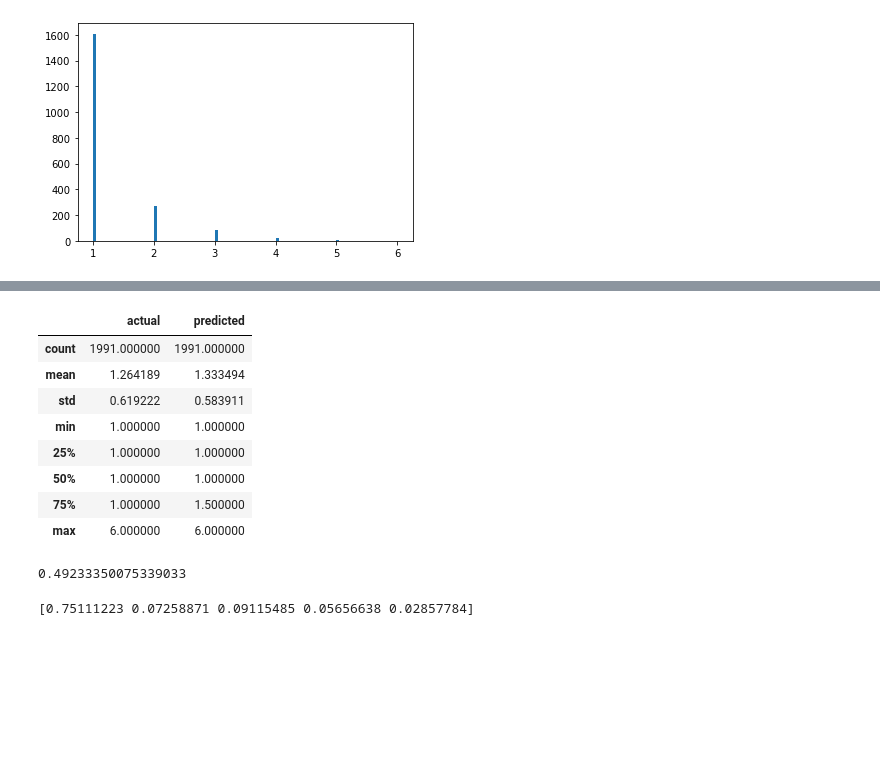
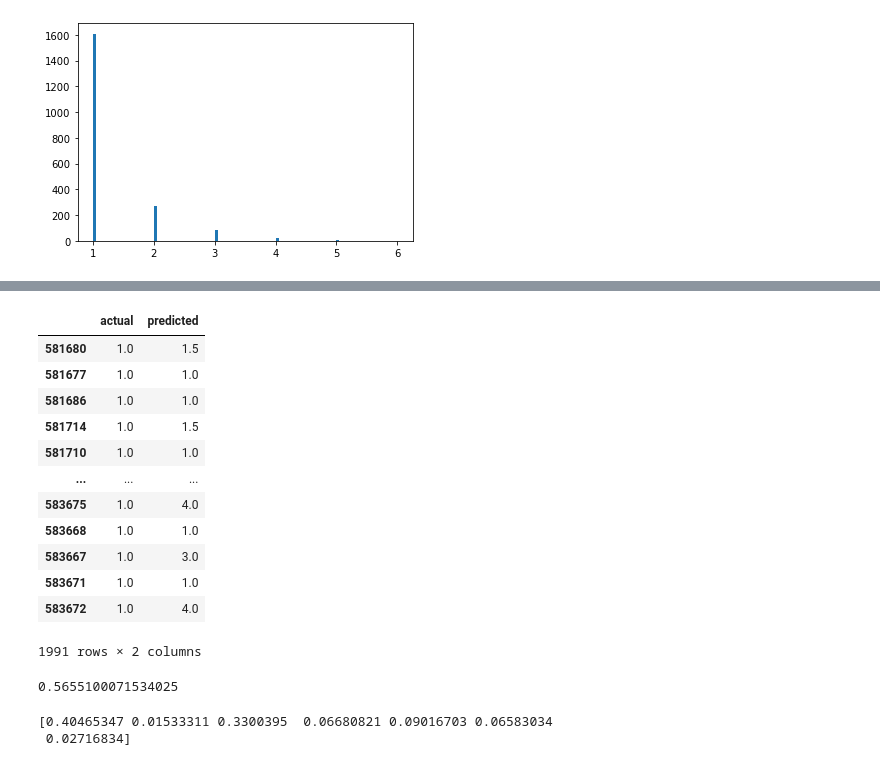
Before and after one commit to MikeHudgell/dsa, a Jupyter notebook: DSA - RTA-timeseries.ipynb, the cells around one changed output, grey strips where cells are left out. Drawn from its saved outputs; the diff is of its cells as text; code cells hidden in the pictures; blank space fills up the shorter version.

```diff
--- a/DSA - RTA-timeseries.ipynb
+++ b/DSA - RTA-timeseries.ipynb
@@ -133,10 +134,13 @@ sussex_rta['number_of_vehicles'] = sussex_rta['number_of_vehicles'].astype(int)
 sussex_rta['number_of_casualties'] = sussex_rta['number_of_casualties'].astype(int)
 
 sussex_rta['year_no'] = sussex_rta['year'].astype('string')
-sussex_rta['day_no'] = sussex_rta['day_of_year']
+sussex_rta['day_no'] = sussex_rta['day_of_year'].astype('string')
 sussex_rta['day_no'] = (sussex_rta['day_no']).apply('{:0>3}'.format)
 sussex_rta['timeline_string'] = sussex_rta['year_no'] + sussex_rta['day_no']
 sussex_rta['timeline'] = sussex_rta['timeline_string'].astype(int)
+
+sussex_rta['year_num'] = sussex_rta['year'].astype('int')
+sussex_rta['day_num'] = sussex_rta['day_of_year'].astype('int')
 # %%
 sussex_rta
 # %% [output]
@@ -156,7 +160,7 @@ sussex_rta
 # %%
 from sklearn.model_selection import train_test_split
 #analysis_rta_df = sussex_rta.groupby(['date'], as_index=False)['number_of_casualties'].count()
-analysis_rta_df = sussex_rta[['timeline', 'number_of_vehicles', 'number_of_casualties',
+analysis_rta_df = sussex_rta[['timeline' ,'year_num', 'day_num', 'number_of_vehicles', 'number_of_casualties',
                               'light_conditions', 'weather_conditions', 'road_surface_conditions']]
 # %%
 print(analysis_rta_df.dtypes)
@@ -206,7 +214,7 @@ analysis_rta_df
 # %%
 split = 17000
 
-x = analysis_rta_df[['timeline','light_conditions', 'number_of_vehicles', 'weather_conditions', 'road_surface_conditions']]
+x = analysis_rta_df[['timeline', 'year_num', 'day_num', 'light_conditions', 'number_of_vehicles', 'weather_conditions', 'road_surface_conditions']]
 y =  analysis_rta_df['number_of_casualties']
 
 x_train = x[0:split]
@@ -357,5 +382,5 @@ RF_Model.estimators_
 results_df = pd.DataFrame(y_test)
 results_df = results_df.rename(columns={results_df.columns[0]:'actual'})
 results_df['predicted'] = y_predict
-results_df['timeline'] =  ploting
-results_df.set_index('timeline', inplace=True)
+#results_df['timeline'] =  ploting
+#results_df.set_index('timeline', inplace=True)
@@ -367,15 +393,19 @@ results_df.plot(kind='line')
 # %%
-results_df.describe()
+results_df
 # %% [output]
 |  | actual | predicted |
-| count | 1991.000000 | 1991.000000 |
-| mean | 1.264189 | 1.333494 |
-| std | 0.619222 | 0.583911 |
-| min | 1.000000 | 1.000000 |
-| 25% | 1.000000 | 1.000000 |
-| 50% | 1.000000 | 1.000000 |
-| 75% | 1.000000 | 1.500000 |
-| max | 6.000000 | 6.000000 |
+| 581680 | 1.0 | 1.5 |
+| 581677 | 1.0 | 1.0 |
+| 581686 | 1.0 | 1.0 |
+| 581714 | 1.0 | 1.5 |
+| 581710 | 1.0 | 1.0 |
+| ... | ... | ... |
+| 583675 | 1.0 | 4.0 |
+| 583668 | 1.0 | 1.0 |
+| 583667 | 1.0 | 3.0 |
+| 583671 | 1.0 | 1.0 |
+| 583672 | 1.0 | 4.0 |
+1991 rows × 2 columns
 # %%
 from sklearn.metrics import r2_score, mean_squared_error, mean_absolute_error
 # %%
@@ -389,8 +419,9 @@ rmse = np.sqrt(R2)
 
 print(mae)
 # %% [output]
-0.49233350075339033
+0.5655100071534025
 # %%
 print(RF_Model.feature_importances_)
 # %% [output]
-[0.75111223 0.07258871 0.09115485 0.05656638 0.02857784]
+[0.40465347 0.01533311 0.3300395  0.06680821 0.09016703 0.06583034
+ 0.02716834]
```
Also changed, not shown: parts of 15 cells of this notebook, 1 other file.
